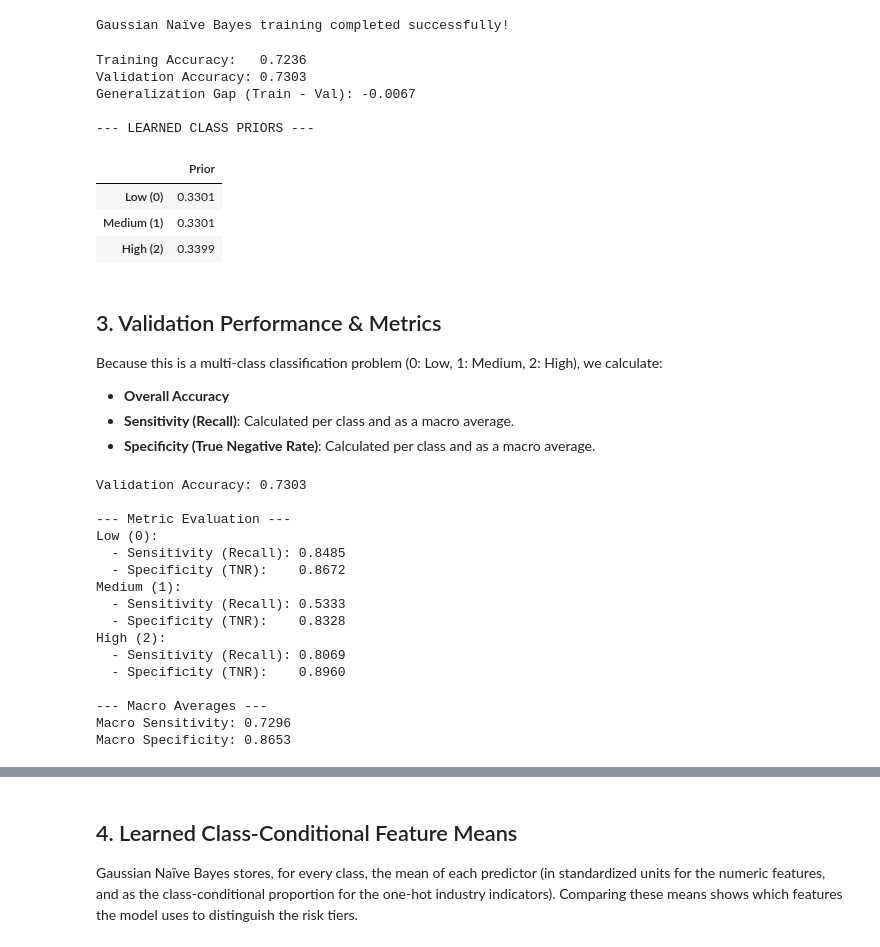
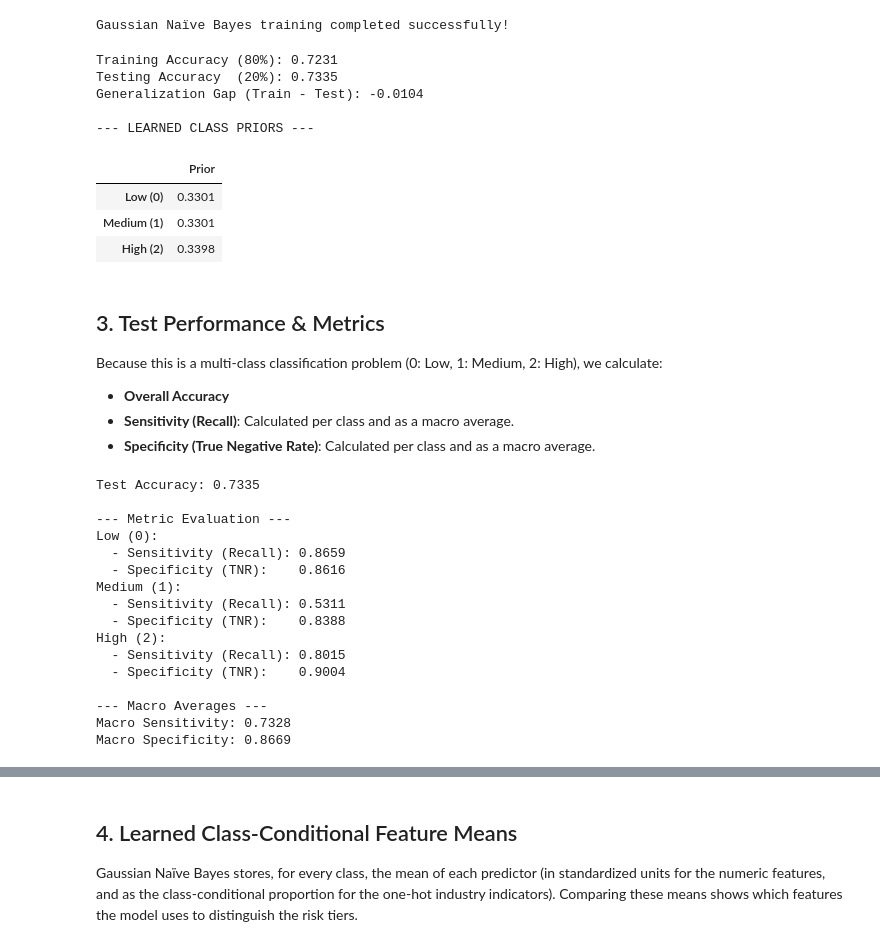
Before and after one commit to Samanzarei-9775/AAI500-Final-Project, a Jupyter notebook: notebooks/data_training_Mustafa_NB.ipynb, the cells around one changed output, grey strips where cells are left out. Cells and saved outputs as stored; diff of their text form; code cells hidden in the pictures.

```diff
--- a/notebooks/data_training_Mustafa_NB.ipynb
+++ b/notebooks/data_training_Mustafa_NB.ipynb
@@ -58,29 +58,26 @@ We load the strictly partitioned subsets from the `Data/` directory. For this it
 # %%
 # -------------------------------------------------------------------------
-# Load Processed Training and Validation Sets
+# Load Processed Training and Testing Sets (80/20 Partition)
 # -------------------------------------------------------------------------
-# Define the relative path to the preprocessed data directory
-# Resolve the Data directory dynamically so the notebook runs whether the working
-# directory is the project root or the notebooks/ folder (same logic as data_cleaning_merged)
 from pathlib import Path
 data_dir = Path.cwd() / "Data"
 if not data_dir.exists():
     data_dir = (Path.cwd() / ".." / "Data").resolve()
 base_path = f"{data_dir.as_posix()}/"
 
-# Load the predictor features (X) for the training subset
+# Load the predictor features (X) for the training subset (80%)
 X_train = pd.read_csv(f"{base_path}processed_X_train.csv")
 
 # Load the target variable (y) for the training subset, isolating just the label column
 y_train = pd.read_csv(f"{base_path}processed_y_train.csv")['Layoff_Risk']
 
-# Load the predictor features (X) for the validation subset
-X_val = pd.read_csv(f"{base_path}processed_X_val.csv")
+# Load the predictor features (X) for the testing subset (20%)
+X_test = pd.read_csv(f"{base_path}processed_X_test.csv")
 
-# Load the target variable (y) for the validation subset, isolating just the label column
-y_val = pd.read_csv(f"{base_path}processed_y_val.csv")['Layoff_Risk']
+# Load the target variable (y) for the testing subset, isolating just the label column
+y_test = pd.read_csv(f"{base_path}processed_y_test.csv")['Layoff_Risk']
 
 # Print the dimensionality to verify successful loading
-print(f"Training set: {X_train.shape[0]:,} rows")
-print(f"Validation set: {X_val.shape[0]:,} rows")
+print(f"Training set (80%): {X_train.shape[0]:,} rows x {X_train.shape[1]} columns")
+print(f"Testing set  (20%): {X_test.shape[0]:,} rows x {X_test.shape[1]} columns")
 # %% [output]
@@ -168,31 +165,31 @@ print("Gaussian Naïve Bayes training completed successfully!")
 Gaussian Naïve Bayes training completed successfully!
 # %%
 # -------------------------------------------------------------------------
-# Overfitting Check: Training vs. Validation Accuracy
-# Naïve Bayes has very low capacity, so train and validation accuracy should be close.
+# Overfitting Check: Training vs. Testing Accuracy
+# Naïve Bayes has low parameter capacity, so train and test accuracy align closely.
 # -------------------------------------------------------------------------
 train_acc = accuracy_score(y_train, gnb.predict(X_train))
-val_acc = accuracy_score(y_val, gnb.predict(X_val))
+test_acc = accuracy_score(y_test, gnb.predict(X_test))
 
-print(f"Training Accuracy:   {train_acc:.4f}")
-print(f"Validation Accuracy: {val_acc:.4f}")
-print(f"Generalization Gap (Train - Val): {train_acc - val_acc:+.4f}")
+print(f"Training Accuracy (80%): {train_acc:.4f}")
+print(f"Testing Accuracy  (20%): {test_acc:.4f}")
+print(f"Generalization Gap (Train - Test): {train_acc - test_acc:+.4f}")
 
 # Learned class prior probabilities P(class), estimated from X_train/y_train only
 print("\n--- LEARNED CLASS PRIORS ---")
 display(pd.Series(gnb.class_prior_, index=['Low (0)', 'Medium (1)', 'High (2)'], name='Prior').round(4).to_frame())
 # %% [output]
-Training Accuracy:   0.7236
-Validation Accuracy: 0.7303
-Generalization Gap (Train - Val): -0.0067
+Training Accuracy (80%): 0.7231
+Testing Accuracy  (20%): 0.7335
+Generalization Gap (Train - Test): -0.0104
 
 --- LEARNED CLASS PRIORS ---
 |  | Prior |
 | Low (0) | 0.3301 |
 | Medium (1) | 0.3301 |
-| High (2) | 0.3399 |
+| High (2) | 0.3398 |
 # %% [markdown]
-## 3. Validation Performance & Metrics
+## 3. Test Performance & Metrics
 
 Because this is a multi-class classification problem (0: Low, 1: Medium, 2: High), we calculate:
 - **Overall Accuracy**
@@ -200,17 +197,17 @@ Because this is a multi-class classification problem (0: Low, 1: Medium, 2: High
 - **Specificity (True Negative Rate)**: Calculated per class and as a macro average.
 # %%
 # -------------------------------------------------------------------------
-# Predict on Validation Set
+# Predict on Holdout Test Set
 # -------------------------------------------------------------------------
-# Generate predicted class labels for the validation subset
-y_pred = gnb.predict(X_val)
+# Generate predicted class labels for the test subset
+y_pred = gnb.predict(X_test)
 
 # Calculate the overall proportion of correct predictions across all classes
-acc = accuracy_score(y_val, y_pred)
-print(f"Validation Accuracy: {acc:.4f}\n")
+acc = accuracy_score(y_test, y_pred)
+print(f"Test Accuracy: {acc:.4f}\n")
 
 # Generate a confusion matrix to evaluate class-level true positives, false positives, etc.
-cm = confusion_matrix(y_val, y_pred)
+cm = confusion_matrix(y_test, y_pred)
 
 # Define the categorical class labels for clean iteration and printing
 classes = [0, 1, 2]
@@ -254,22 +251,22 @@ print("\n--- Macro Averages ---")
 print(f"Macro Sensitivity: {np.mean(sensitivities):.4f}")
 print(f"Macro Specificity: {np.mean(specificities):.4f}")
 # %% [output]
-Validation Accuracy: 0.7303
+Test Accuracy: 0.7335
 
 --- Metric Evaluation ---
 Low (0):
-  - Sensitivity (Recall): 0.8485
-  - Specificity (TNR):    0.8672
+  - Sensitivity (Recall): 0.8659
+  - Specificity (TNR):    0.8616
 Medium (1):
-  - Sensitivity (Recall): 0.5333
-  - Specificity (TNR):    0.8328
+  - Sensitivity (Recall): 0.5311
+  - Specificity (TNR):    0.8388
 High (2):
-  - Sensitivity (Recall): 0.8069
-  - Specificity (TNR):    0.8960
+  - Sensitivity (Recall): 0.8015
+  - Specificity (TNR):    0.9004
 
 --- Macro Averages ---
-Macro Sensitivity: 0.7296
-Macro Specificity: 0.8653
+Macro Sensitivity: 0.7328
+Macro Specificity: 0.8669
 # %%
 # -------------------------------------------------------------------------
 # Consolidated Per-Class Metrics Table & scikit-learn Classification Report
```
Also changed, not shown: parts of 12 cells of this notebook, 2 other files.
